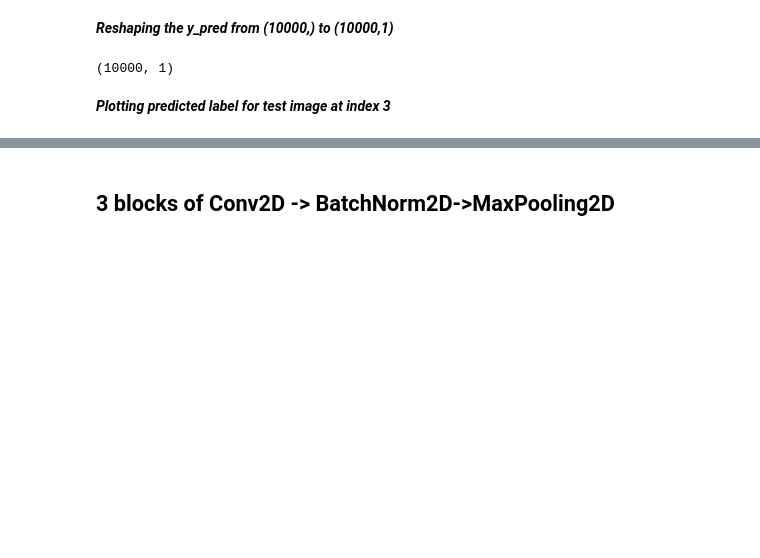
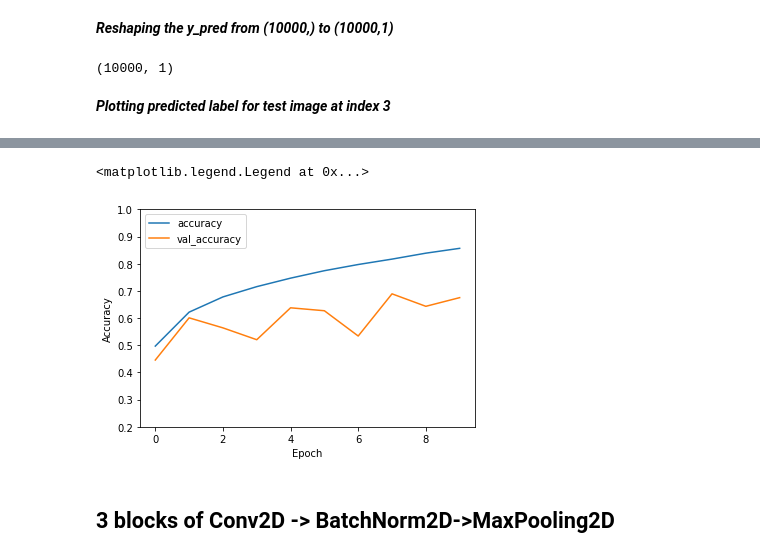
Before and after one commit to VbhvGupta/SMAI, a Jupyter notebook: CNN_cifar10.ipynb, the cells around one changed output, grey strips where cells are left out. Cells and saved outputs as stored; diff of their text form; code cells hidden in the pictures; blank space fills up the shorter version.

```diff
--- a/CNN_cifar10.ipynb
+++ b/CNN_cifar10.ipynb
@@ -156,5 +158,5 @@ cnn_2.compile(optimizer='SGD',
               loss='categorical_crossentropy',
               metrics=['accuracy'])
 # %%
-history_2 = cnn_2.fit(X_train, train_labels, epochs=5,validation_data=(X_test, test_labels))
+history_2 = cnn_2.fit(X_train, train_labels, epochs=10,validation_data=(X_test, test_labels))
 # %% [output]
@@ -201,3 +213,14 @@ plot_sample(X_test, y_pred2,3)
+# %%
+import matplotlib.pyplot as plt
+plt.plot(history_2.history['accuracy'], label='accuracy')
+plt.plot(history_2.history['val_accuracy'], label = 'val_accuracy')
+plt.xlabel('Epoch')
+plt.ylabel('Accuracy')
+plt.ylim([0.2, 1])
+plt.legend(loc='upper left')
+# %% [output]
+<matplotlib.legend.Legend at 0x...>
+[figure, added]
 # %% [markdown]
  ## 3 blocks of Conv2D -> BatchNorm2D->MaxPooling2D
 # %%
```
Also changed, not shown: parts of 13 cells of this notebook.
